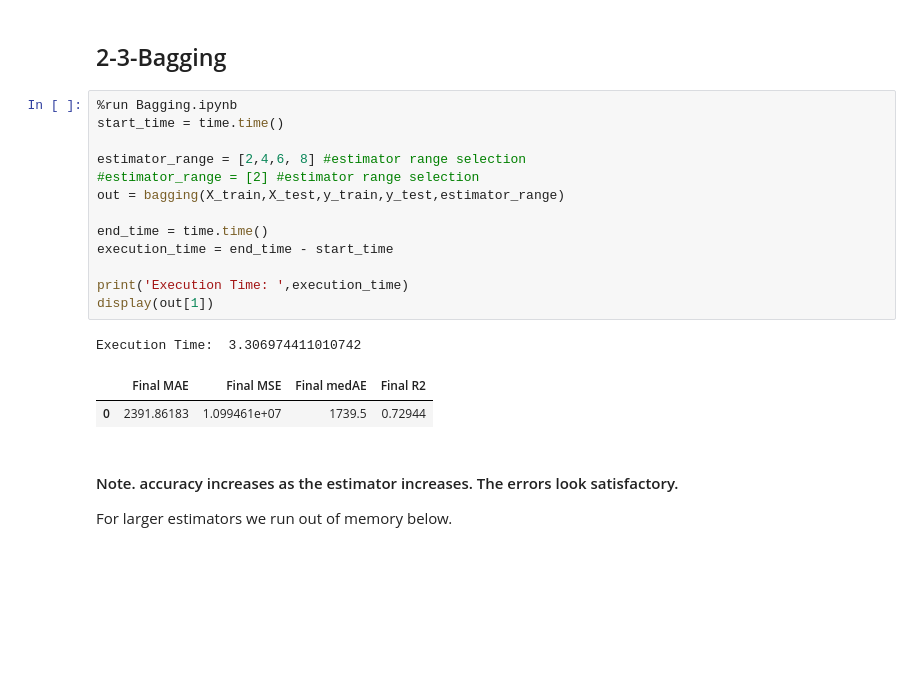
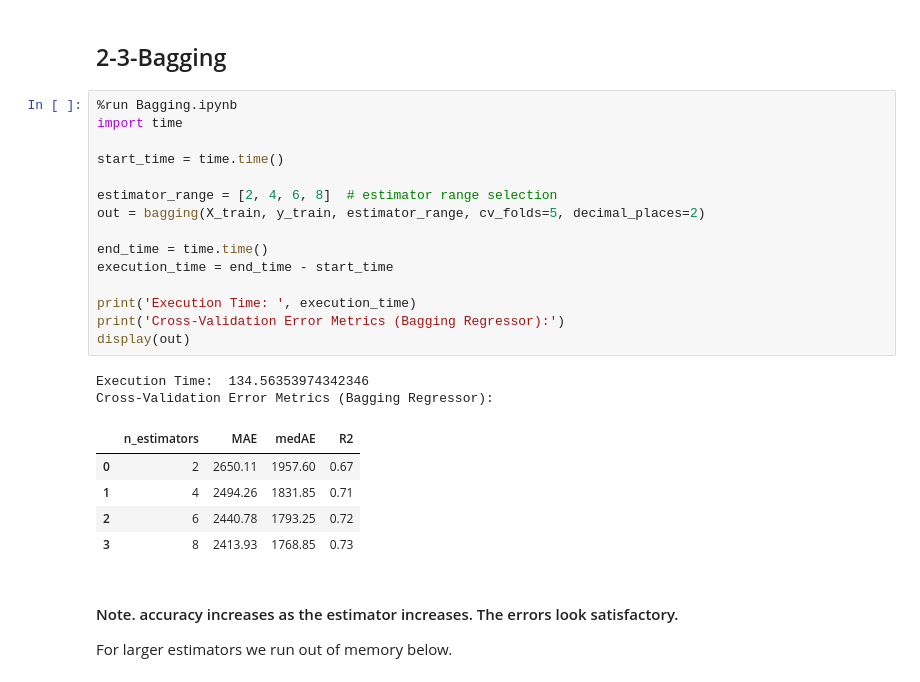
Before and after one commit to rahkooy/Car_Price_Prediction, a Jupyter notebook: car_price_prediction.ipynb, the cells around one changed output. Saved outputs shown, nothing was run; the diff lists cells and outputs as text; blank space fills up the shorter version.

```diff
--- a/car_price_prediction.ipynb
+++ b/car_price_prediction.ipynb
@@ -210,21 +220,27 @@ Plotting Decision tree causes kernel fail and restart; This is because of the la
 ## 2-3-Bagging
 # %%
 %run Bagging.ipynb
+import time
+
 start_time = time.time()
 
-estimator_range = [2,4,6, 8] #estimator range selection
-#estimator_range = [2] #estimator range selection
-out = bagging(X_train,X_test,y_train,y_test,estimator_range)
+estimator_range = [2, 4, 6, 8]  # estimator range selection
+out = bagging(X_train, y_train, estimator_range, cv_folds=5, decimal_places=2)
 
 end_time = time.time()
 execution_time = end_time - start_time
 
-print('Execution Time: ',execution_time)
-display(out[1])
+print('Execution Time: ', execution_time)
+print('Cross-Validation Error Metrics (Bagging Regressor):')
+display(out)
 # %% [output]
-Execution Time:  3.306974411010742
+Execution Time:  134.56353974342346
+Cross-Validation Error Metrics (Bagging Regressor):
-|  | Final MAE | Final MSE | Final medAE | Final R2 |
-| 0 | 2391.86183 | 1.099461e+07 | 1739.5 | 0.72944 |
+|  | n_estimators | MAE | medAE | R2 |
+| 0 | 2 | 2650.11 | 1957.60 | 0.67 |
+| 1 | 4 | 2494.26 | 1831.85 | 0.71 |
+| 2 | 6 | 2440.78 | 1793.25 | 0.72 |
+| 3 | 8 | 2413.93 | 1768.85 | 0.73 |
 # %% [markdown]
 #### Note. accuracy increases as the estimator increases. The errors look satisfactory.
 For larger estimators we run out of memory below.
```
Also changed, not shown: parts of 12 cells of this notebook, 4 other files.
